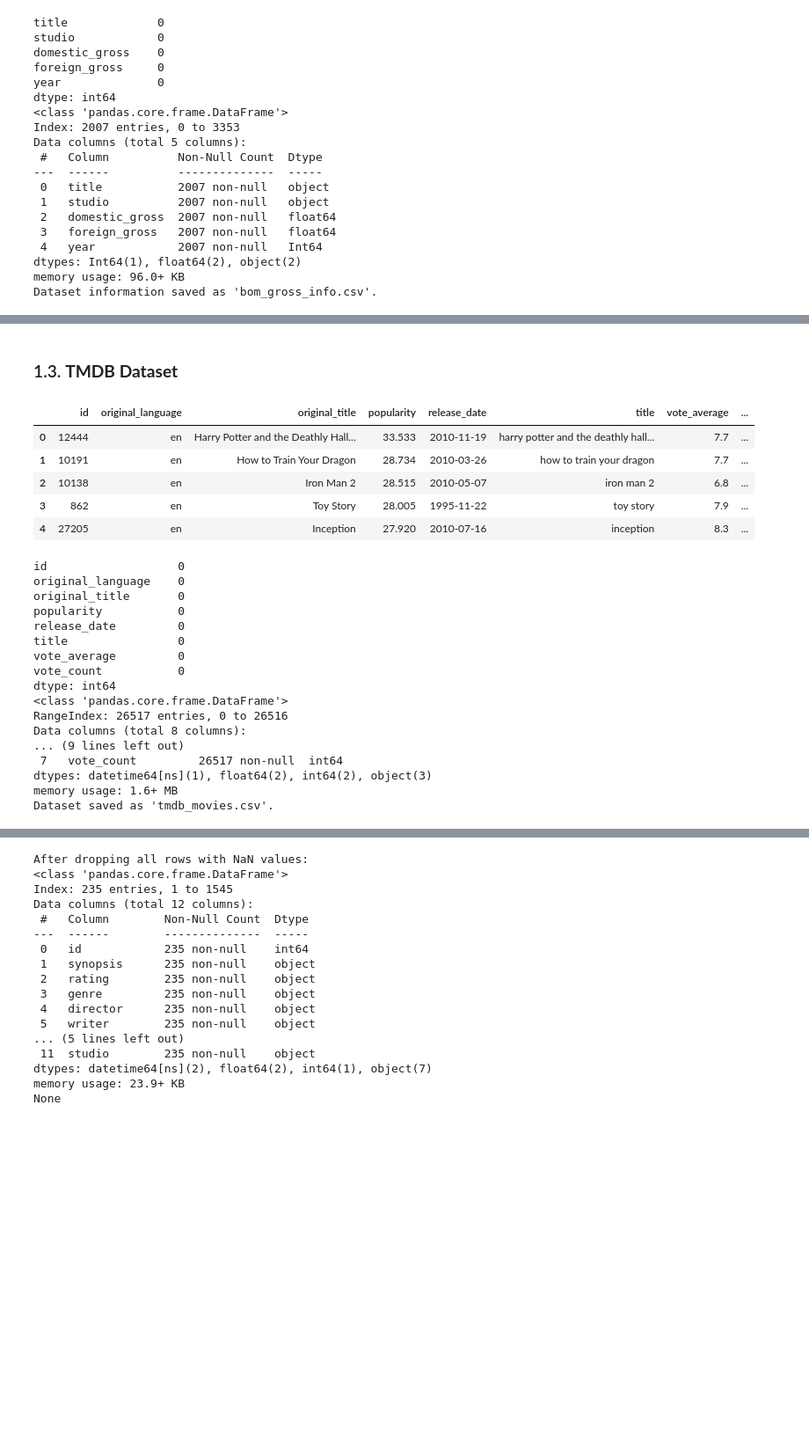
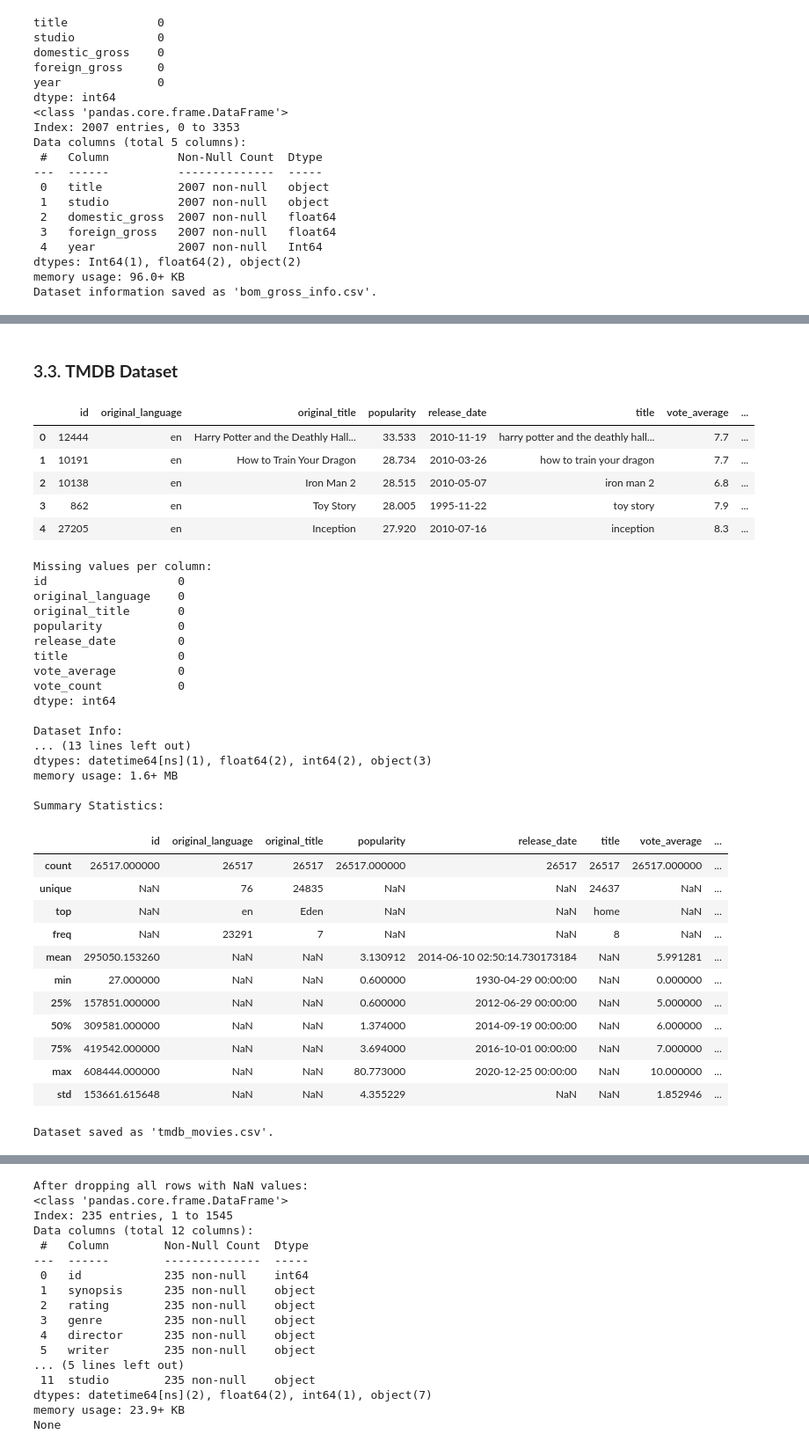
Before and after one commit to blexolonde/dsc-phase-2-FilmForecast, a Jupyter notebook: notebooks/final.ipynb, the cells around one changed output, grey strips where cells are left out. Shown at 88% size. Cells and saved outputs as stored; diff of their text form; code cells hidden in the pictures; blank space fills up the shorter version.

```diff
--- a/notebooks/final.ipynb
+++ b/notebooks/final.ipynb
@@ -410,14 +509,16 @@ Dataset saved as 'tn_budgets.csv'.
 # %% [markdown]
-### 1.3. **TMDB Dataset**
+### 3.3. **TMDB Dataset**
 # %%
-# Drop the unnecessary 'Unnamed: 0' & 'genre_ids'columns
-tmdb_movies.drop(columns=['Unnamed: 0','genre_ids'], inplace=True)
-
+# Drop the unnecessary 'Unnamed: 0' & 'genre_ids' columns
+tmdb_movies.drop(columns=['Unnamed: 0', 'genre_ids'], inplace=True)
 
 # Convert 'release_date' to datetime
 tmdb_movies['release_date'] = pd.to_datetime(tmdb_movies['release_date'], errors='coerce')
 
-#Remove special characters and multiple spaces to standardize
+# Remove rows with invalid release dates
+tmdb_movies = tmdb_movies.dropna(subset=['release_date'])
+
+# Remove special characters and multiple spaces to standardize 'title'
 tmdb_movies['title'] = (
     tmdb_movies['title']
     .str.lower()
@@ -426,41 +527,62 @@ tmdb_movies['title'] = (
     .str.replace(r'\s+', ' ', regex=True)
 )
 
+# Drop rows with missing titles
+tmdb_movies = tmdb_movies.dropna(subset=['title'])
 
-# Display the first few rows
+# Display the first few rows of the cleaned data
 display(tmdb_movies.head())
 
-# Check for missing values
+# Check for missing values in the dataset
+print("\nMissing values per column:")
 print(tmdb_movies.isnull().sum())
 
-# Display dataset info
+# Display dataset information
+print("\nDataset Info:")
 tmdb_movies.info()
+
+# Summarize numerical and categorical columns
+print("\nSummary Statistics:")
+display(tmdb_movies.describe(include='all'))
 
 # Save the DataFrame to a CSV file
 tmdb_movies.to_csv('C:/Users/USER/Desktop/movie_insights/zippedData/processed/tmdb_movies.csv', index=False)
 print("Dataset saved as 'tmdb_movies.csv'.")
 # %% [output]
 |  | id | original_language | original_title | popularity | release_date | title | vote_average | ... |
 | 0 | 12444 | en | Harry Potter and the Deathly Hall... | 33.533 | 2010-11-19 | harry potter and the deathly hall... | 7.7 | ... |
 | 1 | 10191 | en | How to Train Your Dragon | 28.734 | 2010-03-26 | how to train your dragon | 7.7 | ... |
 | 2 | 10138 | en | Iron Man 2 | 28.515 | 2010-05-07 | iron man 2 | 6.8 | ... |
 | 3 | 862 | en | Toy Story | 28.005 | 1995-11-22 | toy story | 7.9 | ... |
 | 4 | 27205 | en | Inception | 27.920 | 2010-07-16 | inception | 8.3 | ... |
+Missing values per column:
 id                   0
 original_language    0
 original_title       0
 popularity           0
 release_date         0
 title                0
 vote_average         0
 vote_count           0
 dtype: int64
-<class 'pandas.core.frame.DataFrame'>
-RangeIndex: 26517 entries, 0 to 26516
-Data columns (total 8 columns):
-... (9 lines left out)
- 7   vote_count         26517 non-null  int64
+
+Dataset Info:
+... (13 lines left out)
 dtypes: datetime64[ns](1), float64(2), int64(2), object(3)
 memory usage: 1.6+ MB
-Dataset saved as 'tmdb_movies.csv'.
+
+Summary Statistics:
+|  | id | original_language | original_title | popularity | release_date | title | vote_average | ... |
+| count | 26517.000000 | 26517 | 26517 | 26517.000000 | 26517 | 26517 | 26517.000000 | ... |
+| unique | NaN | 76 | 24835 | NaN | NaN | 24637 | NaN | ... |
+| top | NaN | en | Eden | NaN | NaN | home | NaN | ... |
+| freq | NaN | 23291 | 7 | NaN | NaN | 8 | NaN | ... |
+| mean | 295050.153260 | NaN | NaN | 3.130912 | 2014-06-10 02:50:14.730173184 | NaN | 5.991281 | ... |
+| min | 27.000000 | NaN | NaN | 0.600000 | 1930-04-29 00:00:00 | NaN | 0.000000 | ... |
+| 25% | 157851.000000 | NaN | NaN | 0.600000 | 2012-06-29 00:00:00 | NaN | 5.000000 | ... |
+| 50% | 309581.000000 | NaN | NaN | 1.374000 | 2014-09-19 00:00:00 | NaN | 6.000000 | ... |
+| 75% | 419542.000000 | NaN | NaN | 3.694000 | 2016-10-01 00:00:00 | NaN | 7.000000 | ... |
+| max | 608444.000000 | NaN | NaN | 80.773000 | 2020-12-25 00:00:00 | NaN | 10.000000 | ... |
+| std | 153661.615648 | NaN | NaN | 4.355229 | NaN | NaN | 1.852946 | ... |
+Dataset saved as 'tmdb_movies.csv'.
 # %% [markdown]
```
Also changed, not shown: parts of 35 cells of this notebook, 6 other files.
